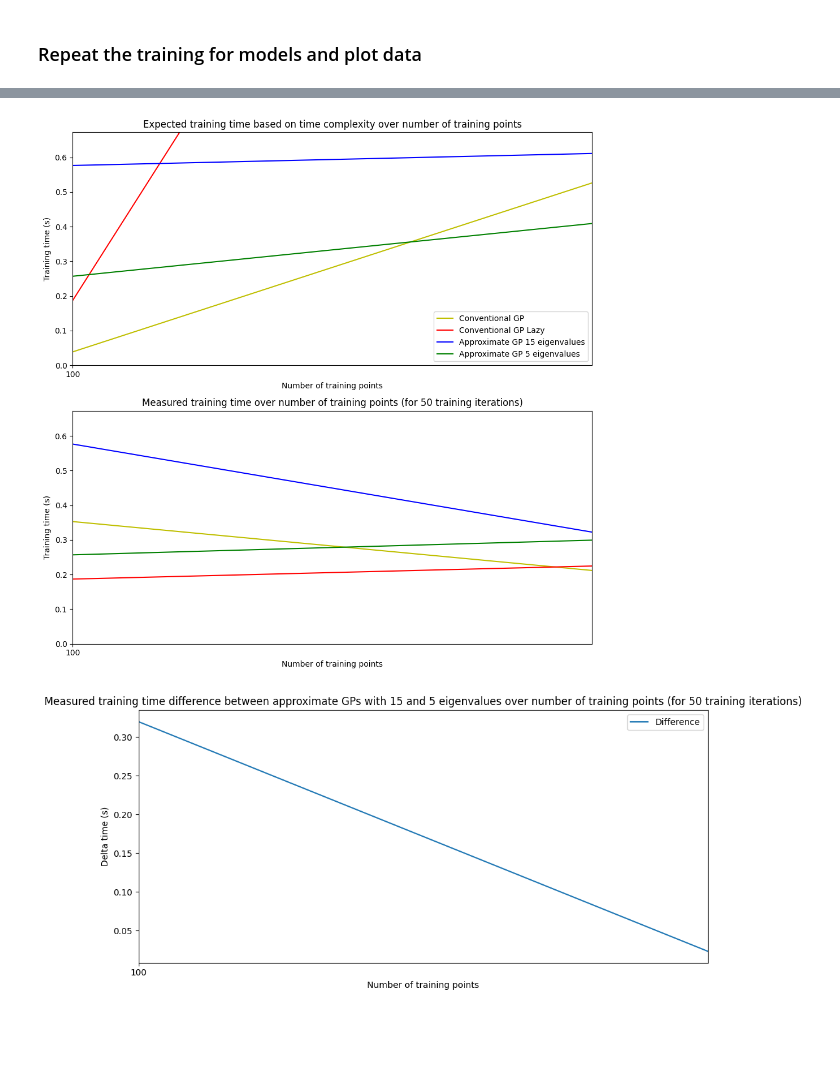
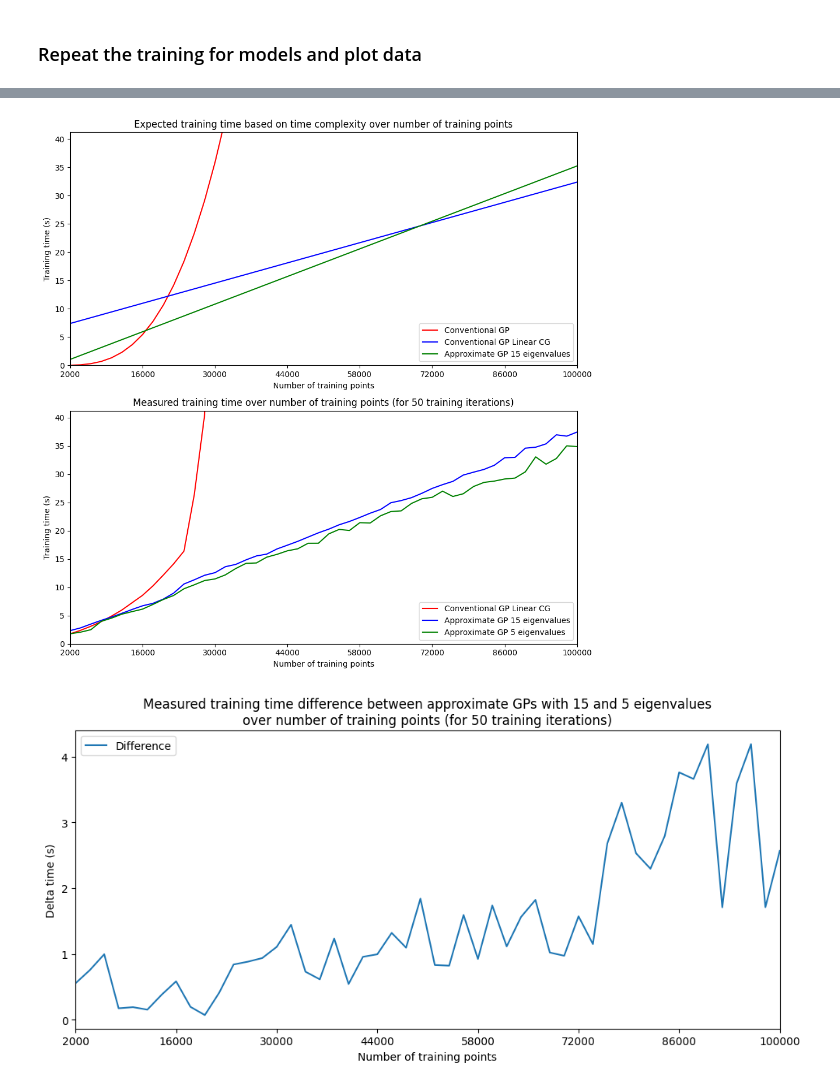
Before and after one commit to Cef0PT/famgpytorch, a Jupyter notebook: playground/multi_output_time_over_number_of_training_points.ipynb, the cells around one changed output, grey strips where cells are left out. Saved outputs shown, nothing was run; the diff lists cells and outputs as text; code cells hidden in the pictures; blank space fills up the shorter version.

Commit message:
stop training if it takes too long and some nicer plots

```diff
--- a/playground/multi_output_time_over_number_of_training_points.ipynb
+++ b/playground/multi_output_time_over_number_of_training_points.ipynb
@@ -148,6 +148,7 @@ def repeat_train(model_types, training_sample_nbs, truncate_file=False):
     training_losses = np.empty(len(model_types), dtype=float)
 
     failed = set()
+    marked = set()
 
     for train_sample_nb in training_sample_nbs:
         for row, model_type in enumerate(model_types):
@@ -160,9 +161,16 @@ def repeat_train(model_types, training_sample_nbs, truncate_file=False):
             gc.collect()
             torch.cuda.empty_cache()
 
-            training_times[row], training_losses[row], failed_sample_nb = train_gp(
-                model_type, nb_training_points=train_sample_nb
-            )
+            if model_type not in marked:
+                training_times[row], training_losses[row], failed_sample_nb = train_gp(
+                    model_type, nb_training_points=train_sample_nb
+                )
+                if training_times[row] > 1800:
+                    # training took > 1800s -> mark to fail in next iteration
+                    marked.add(model_type)
+            else:
+                training_times[row], training_losses[row], failed_sample_nb = None, None, train_sample_nb
+
             if failed_sample_nb:
                 failed.add(model_type)
                 print(f"{model_type.__name__} failed at {failed_sample_nb} data points.")
@@ -191,5 +199,5 @@ def repeat_train(model_types, training_sample_nbs, truncate_file=False):
 # %% [markdown]
 ### Repeat the training for models and plot data
 # %%
-sample_nbs = np.arange(100, 401, 200)
+sample_nbs = np.arange(2000, 100001, 2000)
 repeat_train([ConventionalGPModel, ConventionalGPModelLinearCG, ApproxGPModel15, ApproxGPModel5], sample_nbs, truncate_file=True)
@@ -287,56 +329,56 @@ ax1.set_title("Expected training time based on time complexity over number of tr
 ax1.set_xlabel("Number of training points")
 ax1.set_ylabel("Training time (s)")
 
-ax1.plot(sample_nbs, expected_train_t[0], 'y')
 ax1.plot(sample_nbs, expected_train_t[1], 'r')
 ax1.plot(sample_nbs, expected_train_t[2], 'b')
 ax1.plot(sample_nbs, expected_train_t[3], 'g')
 
 ax1.set_ylim(0, y_max + y_max / 10)
 ax1.set_xlim(x_min, x_max)
-ax1.set_xticks(np.arange(x_min, x_max + 1, 4000))
-ax1.legend(["Conventional GP", "Approximate GP 15 eigenvalues", "Approximate GP 5 eigenvalues"])
+ax1.set_xticks(np.arange(x_min, x_max + 1, 14000))
+ax1.legend(["Conventional GP", "Conventional GP Linear CG", "Approximate GP 15 eigenvalues", "Approximate GP 5 eigenvalues"])
 
 # plot training time
 ax2.set_title("Measured training time over number of training points (for 50 training iterations)")
 ax2.set_xlabel("Number of training points")
 ax2.set_ylabel("Training time (s)")
 
-ax2.plot(sample_nbs, train_t[0], 'y')
 ax2.plot(sample_nbs, train_t[1], 'r')
 ax2.plot(sample_nbs, train_t[2], 'b')
 ax2.plot(sample_nbs, train_t[3], 'g')
 
 ax2.set_ylim(0, y_max + y_max / 10)
 ax2.set_xlim(x_min, x_max)
-ax2.set_xticks(np.arange(x_min, x_max + 1, 4000))
-ax1.legend(["Conventional GP", "Conventional GP Lazy", "Approximate GP 15 eigenvalues", "Approximate GP 5 eigenvalues"])
+ax2.set_xticks(np.arange(x_min, x_max + 1, 14000))
+ax2.legend(["Conventional GP Linear CG", "Approximate GP 15 eigenvalues", "Approximate GP 5 eigenvalues"])
 
 f.tight_layout()
+plt.savefig(f"./temp/plots/time_complexity/multi_approx.png")
 # %% [output]
-[figure, old version]
+[figure, new version]
 # %%
 # plot difference between runtime of approx GPs wit 15 and 5 eigenvalues
 train_diff = train_t[2] - train_t[3]
 
 f, ax1 = plt.subplots(1, 1, figsize=(10, 5))
 
 x_min, x_max = np.nanmin(sample_nbs), np.nanmax(sample_nbs)
 y_max = np.nanmax(train_diff)
 
-ax1.set_title("Measured training time difference between approximate GPs with 15 and 5 eigenvalues over number of training points (for 50 training iterations)")
+ax1.set_title("Measured training time difference between approximate GPs with 15 and 5 eigenvalues\nover number of training points (for 50 training iterations)")
 ax1.set_xlabel("Number of training points")
 ax1.set_ylabel("Delta time (s)")
 
 ax1.plot(sample_nbs, train_diff)
 
 ax1.set_xlim(x_min, x_max)
-ax1.set_xticks(np.arange(x_min, x_max + 1, 4000))
+ax1.set_xticks(np.arange(x_min, x_max + 1, 14000))
 ax1.legend(["Difference"])
 
 f.tight_layout()
+plt.savefig(f"./temp/plots/time_complexity/multi_diff.png")
 # %% [output]
-[figure, old version]
+[figure, new version]
 # %%
 f, ax1 = plt.subplots(1, 1, figsize=(10, 5))
 
```
Also changed, not shown: parts of 4 cells of this notebook, 1 other file.
